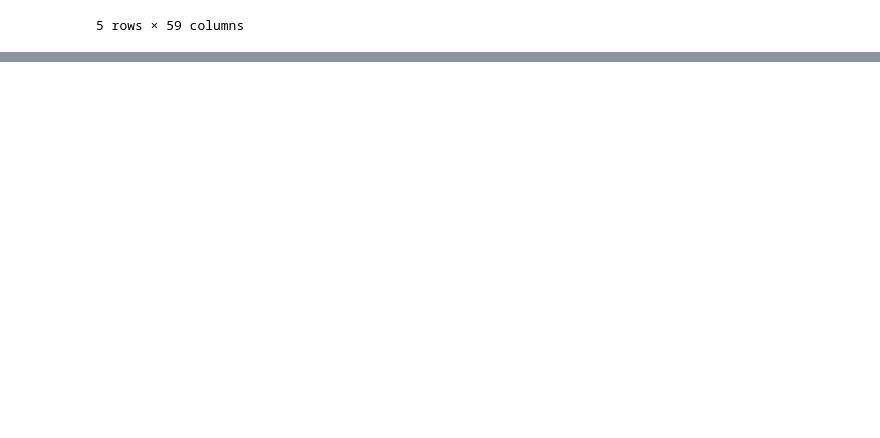
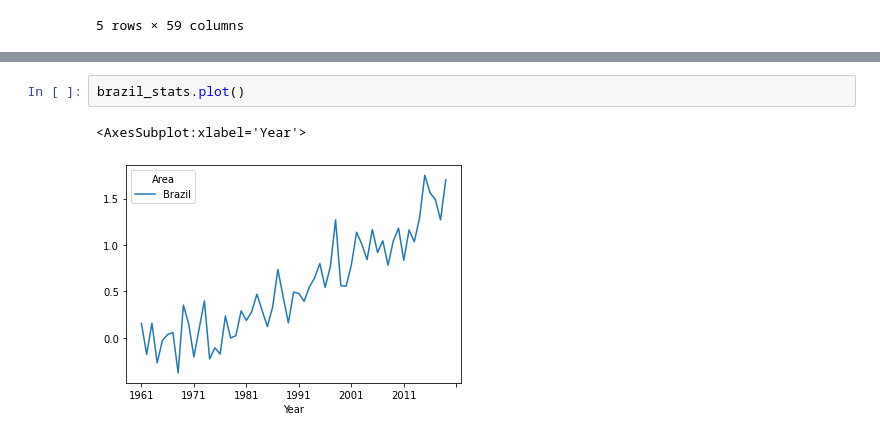
Before and after one commit to ramarh1/Global-Temperatures, a Jupyter notebook: global_temps.ipynb, the cells around one changed output, grey strips where cells are left out. Saved outputs shown, nothing was run; the diff lists cells and outputs as text; blank space fills up the shorter version.

```diff
--- a/global_temps.ipynb
+++ b/global_temps.ipynb
@@ -50,0 +62,5 @@ brazil_stats
+# %%
+brazil_stats.plot()
+# %% [output]
+<AxesSubplot:xlabel='Year'>
+[figure, added]
```
Also changed, not shown: parts of 3 cells of this notebook.
